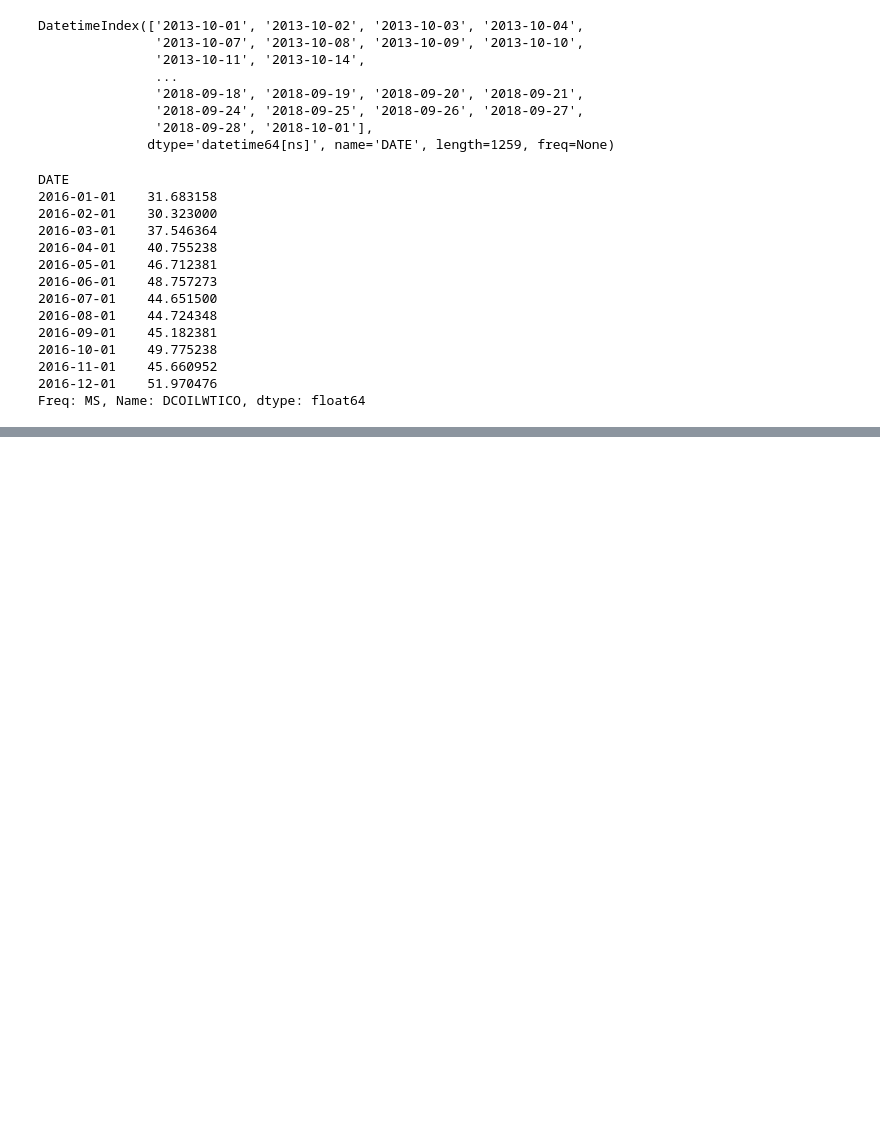
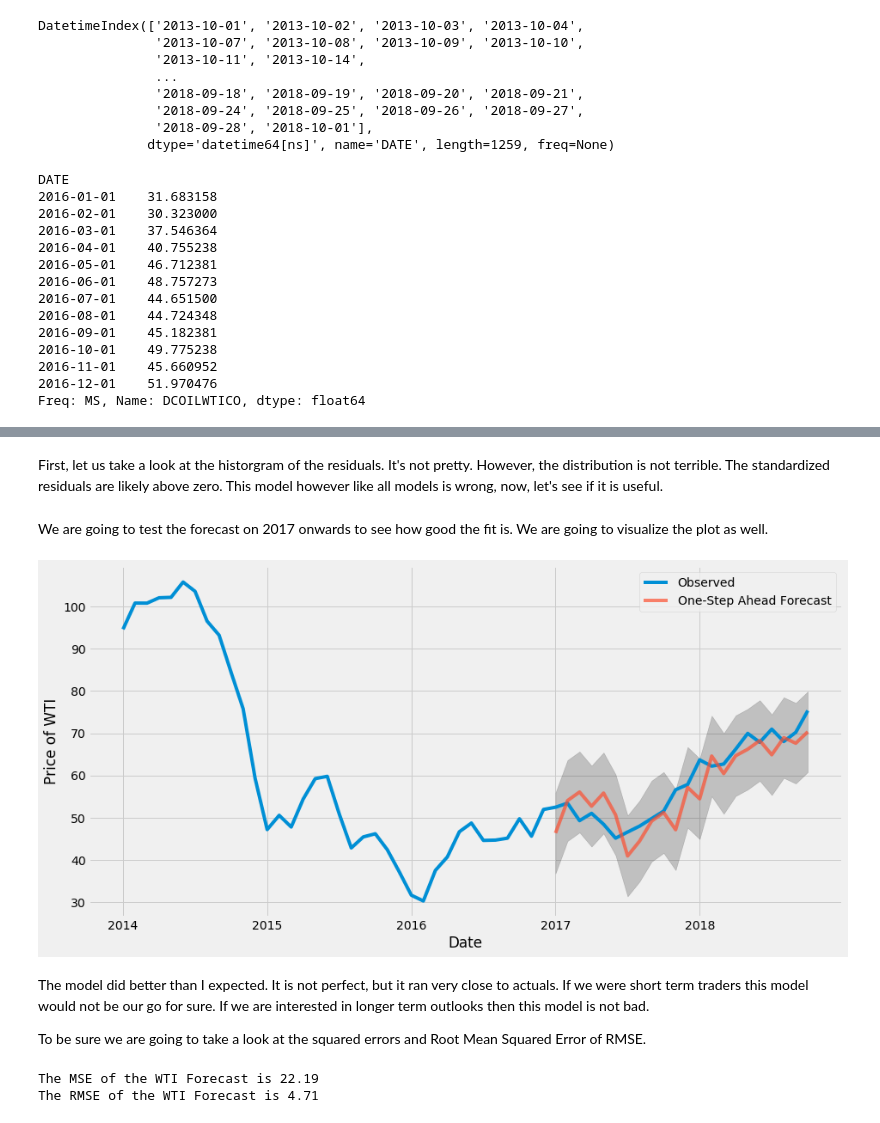
Before and after one commit to therealcrowder/timeSeriesStuff, a Jupyter notebook: WTI Time Series.ipynb, the cells around one changed output, grey strips where cells are left out. Saved outputs shown, nothing was run; the diff lists cells and outputs as text; code cells hidden in the pictures; blank space fills up the shorter version.

```diff
--- a/WTI Time Series.ipynb
+++ b/WTI Time Series.ipynb
@@ -101,0 +224,38 @@ Freq: MS, Name: DCOILWTICO, dtype: float64
+# %% [markdown]
+First, let us take a look at the historgram of the residuals. It's not pretty. However, the distribution is not terrible. The standardized residuals are likely above zero. This model however like all models is wrong, now, let's see if it is useful.
+# %% [markdown]
+We are going to test the forecast on 2017 onwards to see how good the fit is. We are going to visualize the plot as well.
+# %%
+pred = results.get_prediction(start = pd.to_datetime('2017-01-01'),
+                             dynamic = False)
+pred_ci = pred.conf_int()
+
+ax = y['2014':].plot(label = 'Observed')
+pred.predicted_mean.plot(ax = ax, label = 'One-Step Ahead Forecast',
+                        alpha = .7, figsize = (14, 7))
+
+ax.fill_between(pred_ci.index,
+               pred_ci.iloc[:, 0],
+               pred_ci.iloc[:, 1], color = 'k', alpha = .2)
+ax.set_xlabel('Date')
+ax.set_ylabel('Price of WTI')
+plt.legend()
+
+plt.show()
+# %% [output]
+[figure, added]
+# %% [markdown]
+The model did better than I expected. It is not perfect, but it ran very close to actuals. If we were short term traders this model would not be our go for sure. If we are interested in longer term outlooks then this model is not bad.
+
+To be sure we are going to take a look at the squared errors and Root Mean Squared Error of RMSE.
+# %%
+y_forecasted = pred.predicted_mean
+y_truth = y['2017-01-01':]
+
+mse = ((y_forecasted - y_truth) ** 2).mean()
+print('The MSE of the WTI Forecast is {}'.format(round(mse, 2)))
+
+print('The RMSE of the WTI Forecast is {}'.format(round(np.sqrt(mse), 2)))
+# %% [output]
+The MSE of the WTI Forecast is 22.19
+The RMSE of the WTI Forecast is 4.71
```
Also changed, not shown: parts of 15 cells of this notebook.
